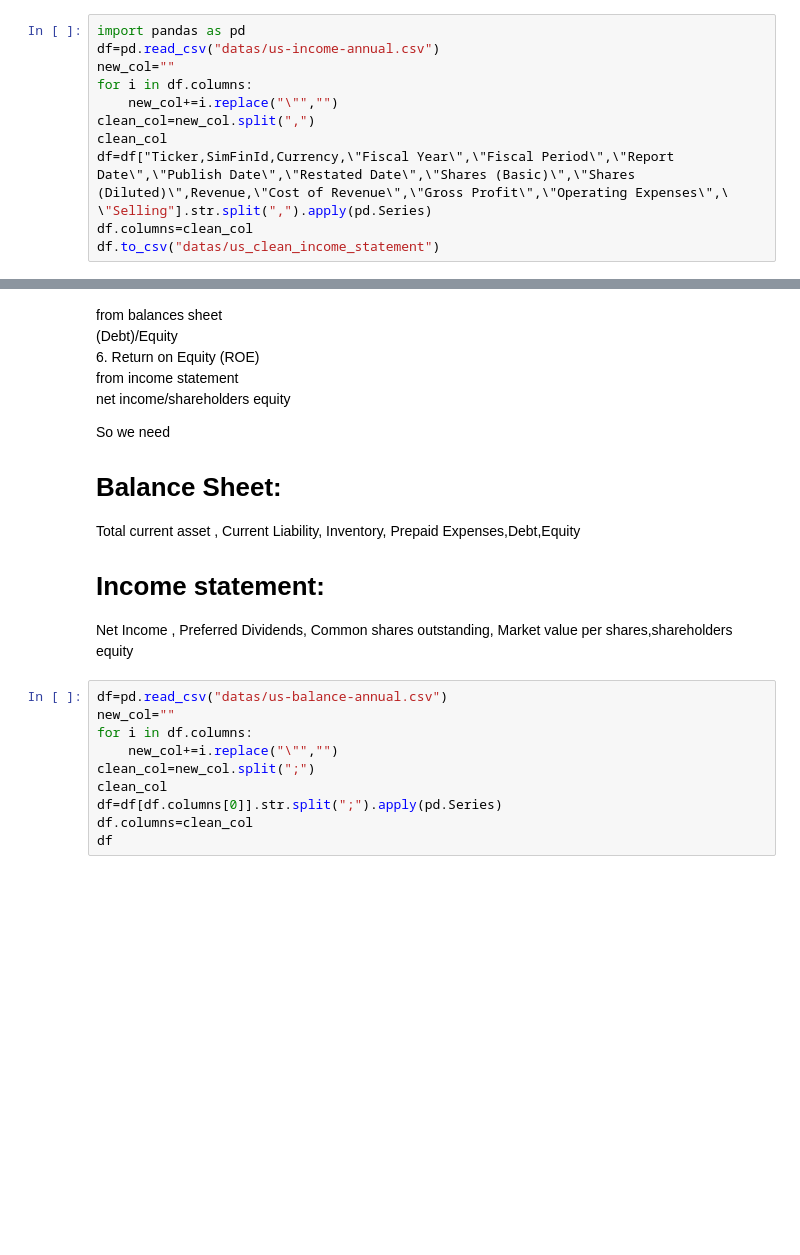
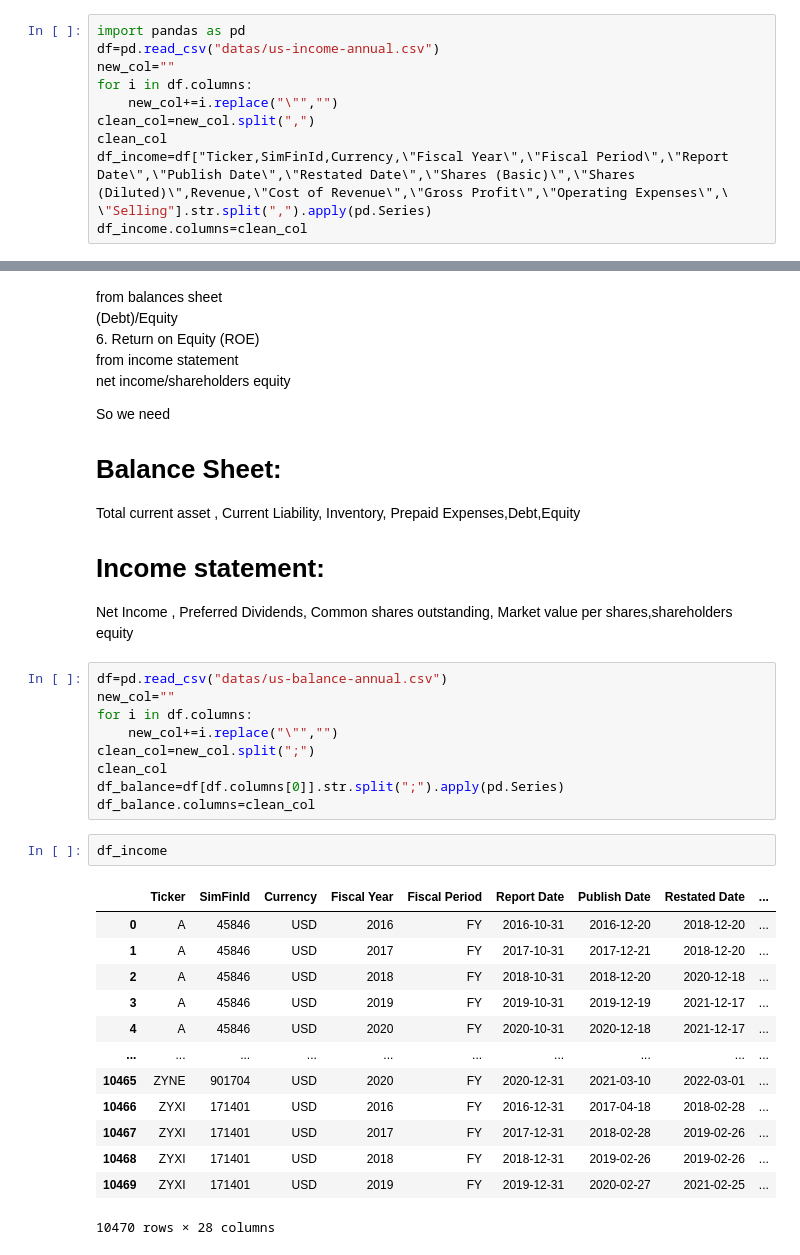
Before and after one commit to Aipeni/finanical, a Jupyter notebook: from_raw_to_csv.ipynb, the cells around one changed output, grey strips where cells are left out. Saved outputs shown, nothing was run; the diff lists cells and outputs as text; blank space fills up the shorter version.

Commit message:
combined the income statement and balances sheet and cleaned some duplicate columns now i need to convert required columns and clean all unnecessary

```diff
--- a/from_raw_to_csv.ipynb
+++ b/from_raw_to_csv.ipynb
@@ -6,10 +6,9 @@ for i in df.columns:
     new_col+=i.replace("\"","")
 clean_col=new_col.split(",")
 clean_col
-df=df["Ticker,SimFinId,Currency,\"Fiscal Year\",\"Fiscal Period\",\"Report Date\",\"Publish Date\",\"Restated Date\",\"Shares (Basic)\",\"Shares (Diluted)\",Revenue,\"Cost of Revenue\",\"Gross Profit\",\"Operating Expenses\",\
+df_income=df["Ticker,SimFinId,Currency,\"Fiscal Year\",\"Fiscal Period\",\"Report Date\",\"Publish Date\",\"Restated Date\",\"Shares (Basic)\",\"Shares (Diluted)\",Revenue,\"Cost of Revenue\",\"Gross Profit\",\"Operating Expenses\",\
 \"Selling"].str.split(",").apply(pd.Series)
-df.columns=clean_col
-df.to_csv("datas/us_clean_income_statement")
+df_income.columns=clean_col
 # %% [markdown]
 6 financial ratios are required
 
@@ -44,6 +43,21 @@ for i in df.columns:
     new_col+=i.replace("\"","")
 clean_col=new_col.split(";")
 clean_col
-df=df[df.columns[0]].str.split(";").apply(pd.Series)
-df.columns=clean_col
-df
+df_balance=df[df.columns[0]].str.split(";").apply(pd.Series)
+df_balance.columns=clean_col
+# %%
+df_income
+# %% [output]
+|  | Ticker | SimFinId | Currency | Fiscal Year | Fiscal Period | Report Date | Publish Date | Restated Date | ... |
+| 0 | A | 45846 | USD | 2016 | FY | 2016-10-31 | 2016-12-20 | 2018-12-20 | ... |
+| 1 | A | 45846 | USD | 2017 | FY | 2017-10-31 | 2017-12-21 | 2018-12-20 | ... |
+| 2 | A | 45846 | USD | 2018 | FY | 2018-10-31 | 2018-12-20 | 2020-12-18 | ... |
+| 3 | A | 45846 | USD | 2019 | FY | 2019-10-31 | 2019-12-19 | 2021-12-17 | ... |
+| 4 | A | 45846 | USD | 2020 | FY | 2020-10-31 | 2020-12-18 | 2021-12-17 | ... |
+| ... | ... | ... | ... | ... | ... | ... | ... | ... | ... |
+| 10465 | ZYNE | 901704 | USD | 2020 | FY | 2020-12-31 | 2021-03-10 | 2022-03-01 | ... |
+| 10466 | ZYXI | 171401 | USD | 2016 | FY | 2016-12-31 | 2017-04-18 | 2018-02-28 | ... |
+| 10467 | ZYXI | 171401 | USD | 2017 | FY | 2017-12-31 | 2018-02-28 | 2019-02-26 | ... |
+| 10468 | ZYXI | 171401 | USD | 2018 | FY | 2018-12-31 | 2019-02-26 | 2019-02-26 | ... |
+| 10469 | ZYXI | 171401 | USD | 2019 | FY | 2019-12-31 | 2020-02-27 | 2021-02-25 | ... |
+10470 rows × 28 columns
```
Also changed, not shown: parts of 10 cells of this notebook.
